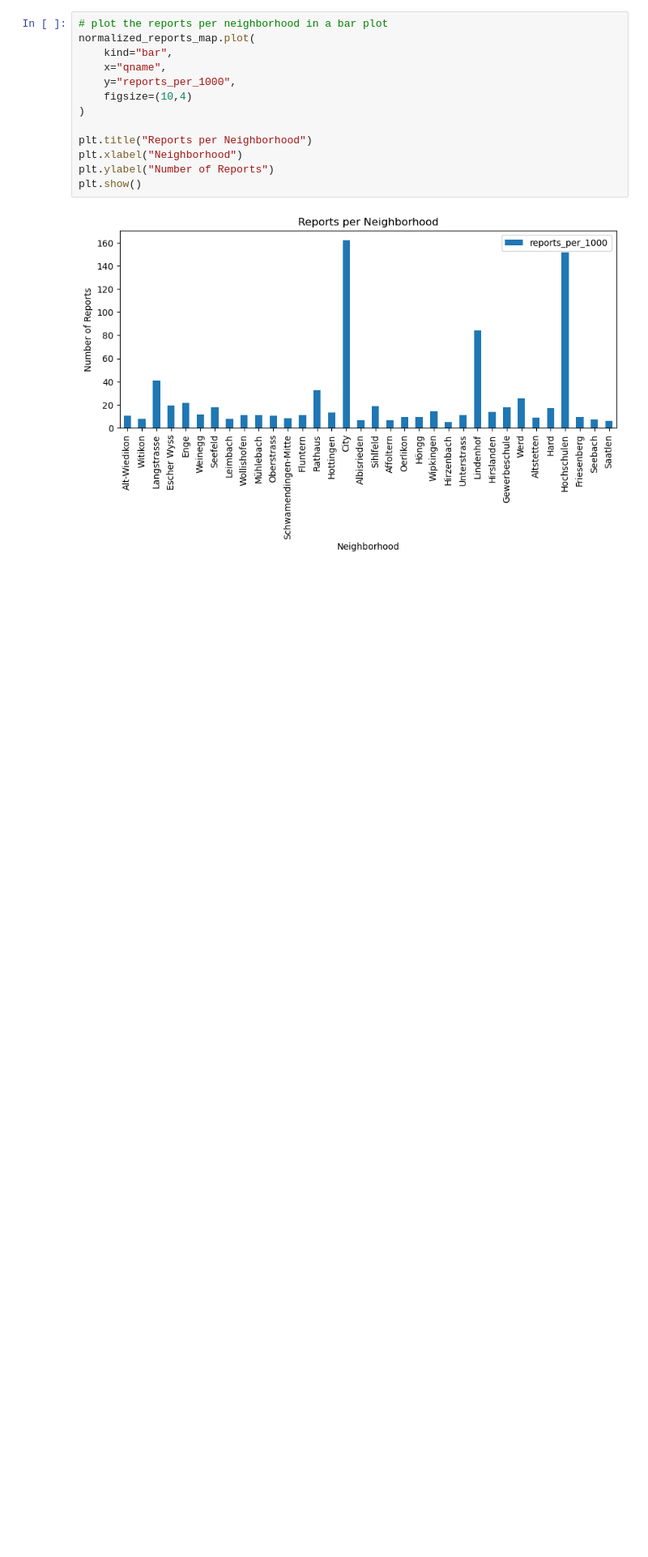
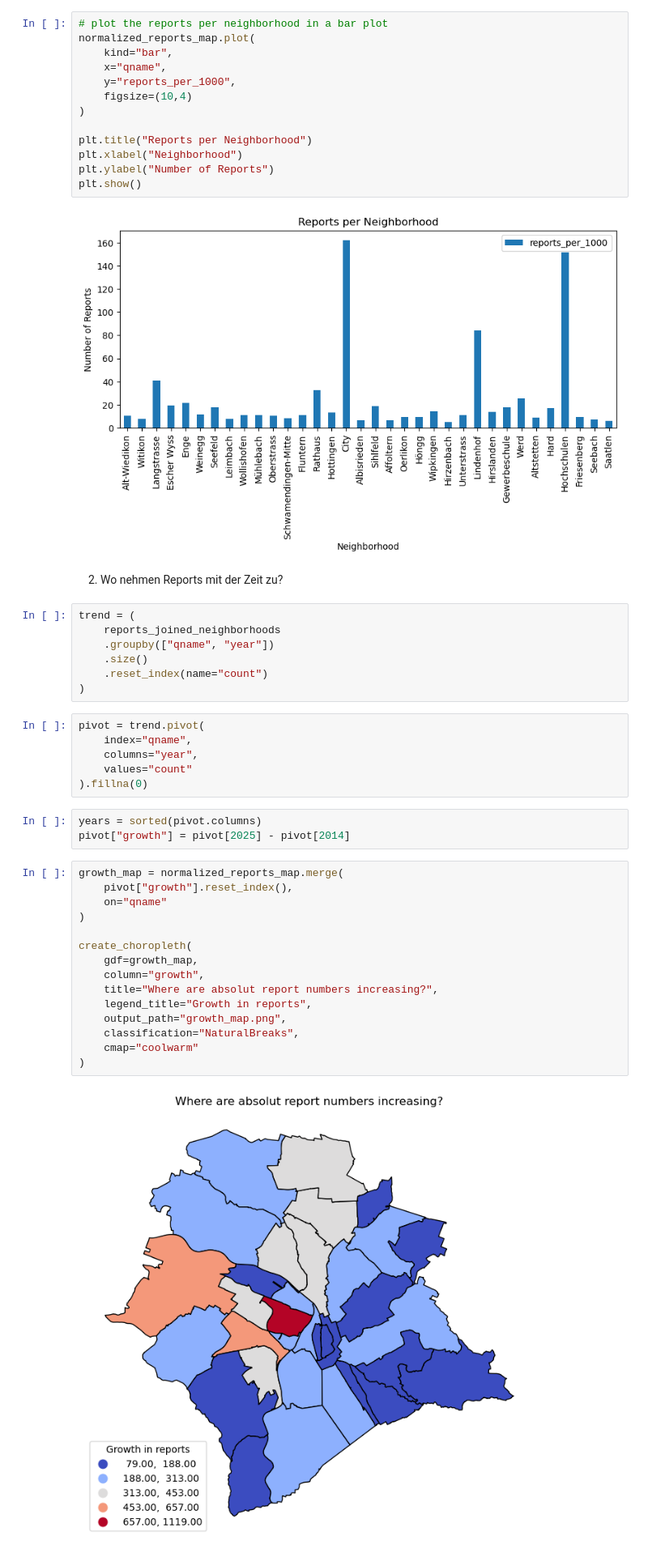
Before and after one commit to 0001jr/zurich-wie-neu, a Jupyter notebook: notebooks/zuri-wie-neu.ipynb, the cells around one changed output. Shown at 81% size. Saved outputs shown, nothing was run; the diff lists cells and outputs as text; blank space fills up the shorter version.

```diff
--- a/notebooks/zuri-wie-neu.ipynb
+++ b/notebooks/zuri-wie-neu.ipynb
@@ -692,3 +711,38 @@ plt.ylabel("Number of Reports")
 plt.show()
 # %% [output]
 [figure]
+# %% [markdown]
+2. Wo nehmen Reports mit der Zeit zu?
+# %%
+trend = (
+    reports_joined_neighborhoods
+    .groupby(["qname", "year"])
+    .size()
+    .reset_index(name="count")
+)
+# %%
+pivot = trend.pivot(
+    index="qname",
+    columns="year",
+    values="count"
+).fillna(0)
+# %%
+years = sorted(pivot.columns)
+pivot["growth"] = pivot[2025] - pivot[2014]
+# %%
+growth_map = normalized_reports_map.merge(
+    pivot["growth"].reset_index(),
+    on="qname"
+)
+
+create_choropleth(
+    gdf=growth_map,
+    column="growth",
+    title="Where are absolut report numbers increasing?",
+    legend_title="Growth in reports",
+    output_path="growth_map.png",
+    classification="NaturalBreaks",
+    cmap="coolwarm"
+)
+# %% [output]
+[figure, added]
```
Also changed, not shown: parts of 18 cells of this notebook.
